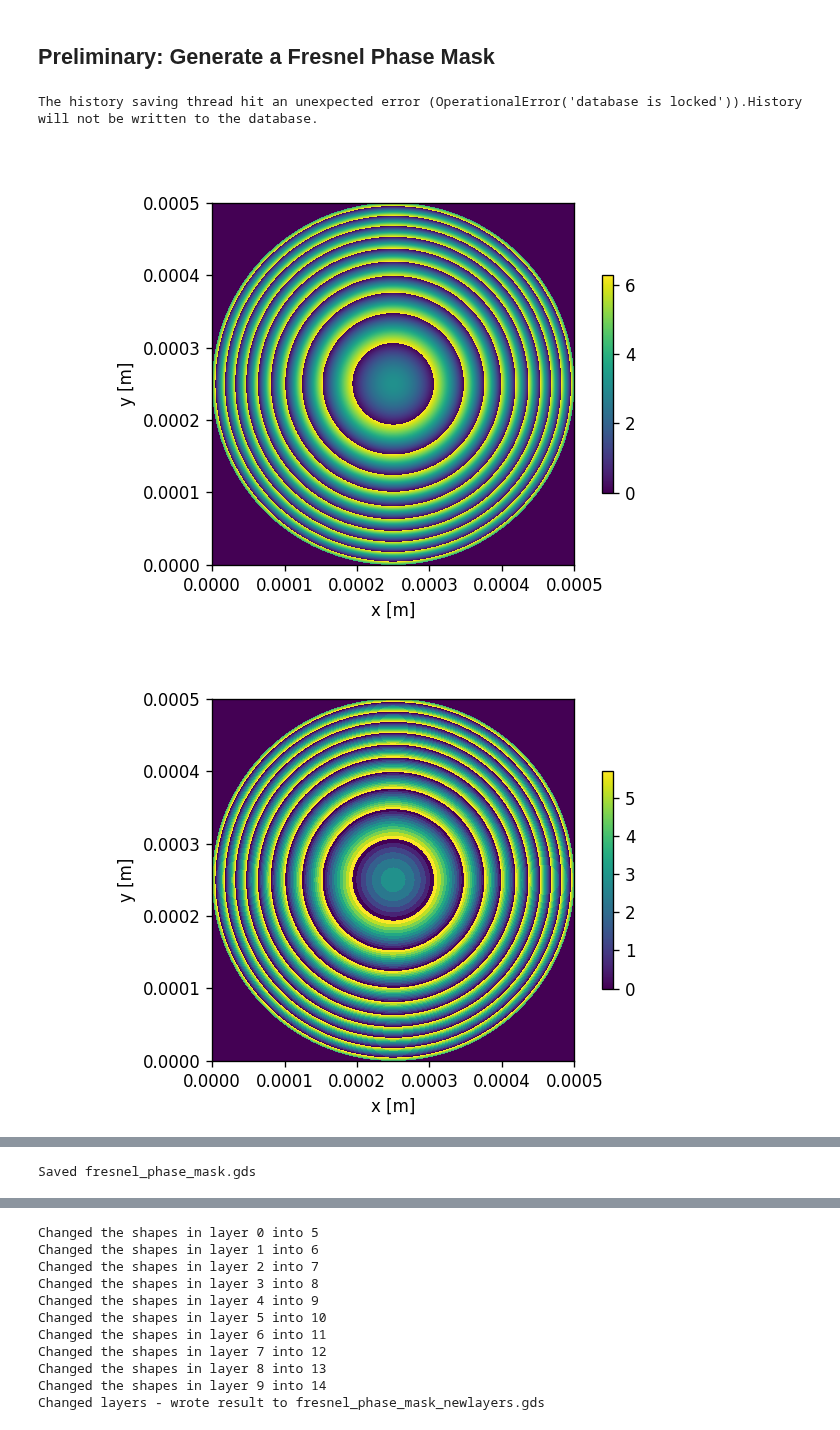
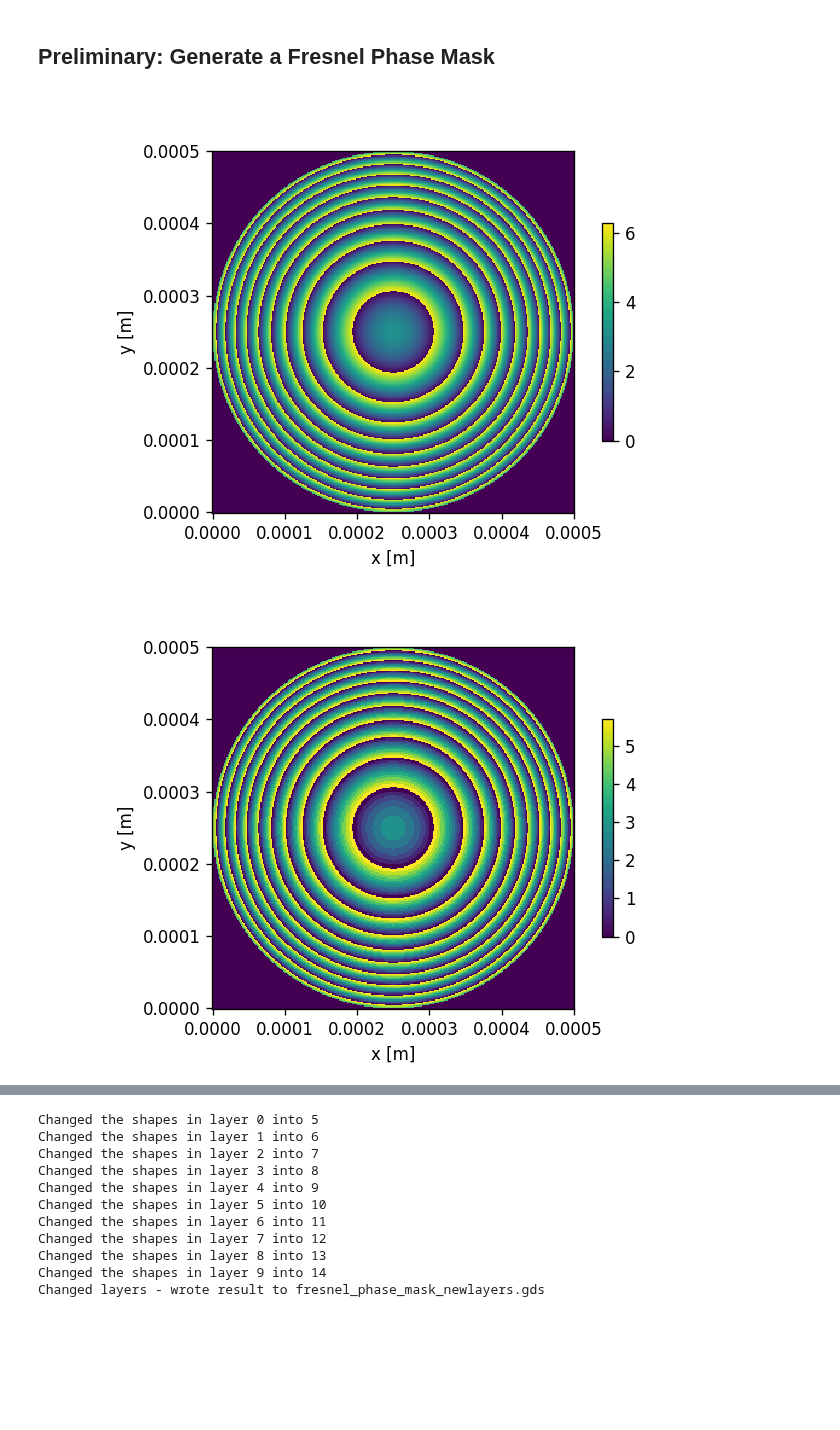
Before and after one commit to INLnano/pyMOE, a Jupyter notebook: docs/notebooks/GDS_operations.ipynb, the cells around one changed output, grey strips where cells are left out. Drawn from its saved outputs; the diff is of its cells as text; code cells hidden in the pictures; blank space fills up the shorter version.

```diff
--- a/docs/notebooks/GDS_operations.ipynb
+++ b/docs/notebooks/GDS_operations.ipynb
@@ -37,33 +37,32 @@ import pyMOE as moe
 # %%
 ####generate a fresnel phase mask and save it into gds
 
-npix = 5000 # nr of pixels
+npix = 300 # nr of pixels
 foc = 5000 # focal distance in um
 lda = 0.6328 #wavelength in um
 xsiz = 500 #x-size in um
 ysiz = 500 #y-size in um
 n = 10  # number of gray levels
 gdsname = "fresnel_phase_mask.gds" # name of gds file
 
 # Create empty mask
 aperture2 = moe.generate.create_empty_aperture(0, xsiz*micro, npix, 0, ysiz*micro, npix,)
 
 center = (xsiz*micro/2, ysiz*micro/2)
 
 # and truncate around radius
 mask2 = moe.generate.fresnel_phase(aperture2, foc * micro, lda * micro, radius=xsiz/2*micro, center = center)
 moe.plotting.plot_aperture(mask2, )
 
 mask2.discretize(n+1)
 moe.plotting.plot_aperture(mask2)
 
 gdsmask = moe.GDSMask(mask2)
 
 # Create layout and merge polygons together
-gdsmask.create_layout(mode = "contour", merge=True) ## or mode ="raster"
+gdsmask.create_layout(mode = "raster", merge=True)
 
 gdsmask.write_gds(gdsname)
 # %% [output]
-The history saving thread hit an unexpected error (OperationalError('database is locked')).History will not be written to the database.
-[figure, old version]
+[figure, new version]
-[figure, old version]
+[figure, new version]
@@ -86 +68,0 @@ Elapsed: 0:00:24.274645
-Saved fresnel_phase_mask.gds
```
Also changed, not shown: parts of 3 cells of this notebook, 2 other files.
